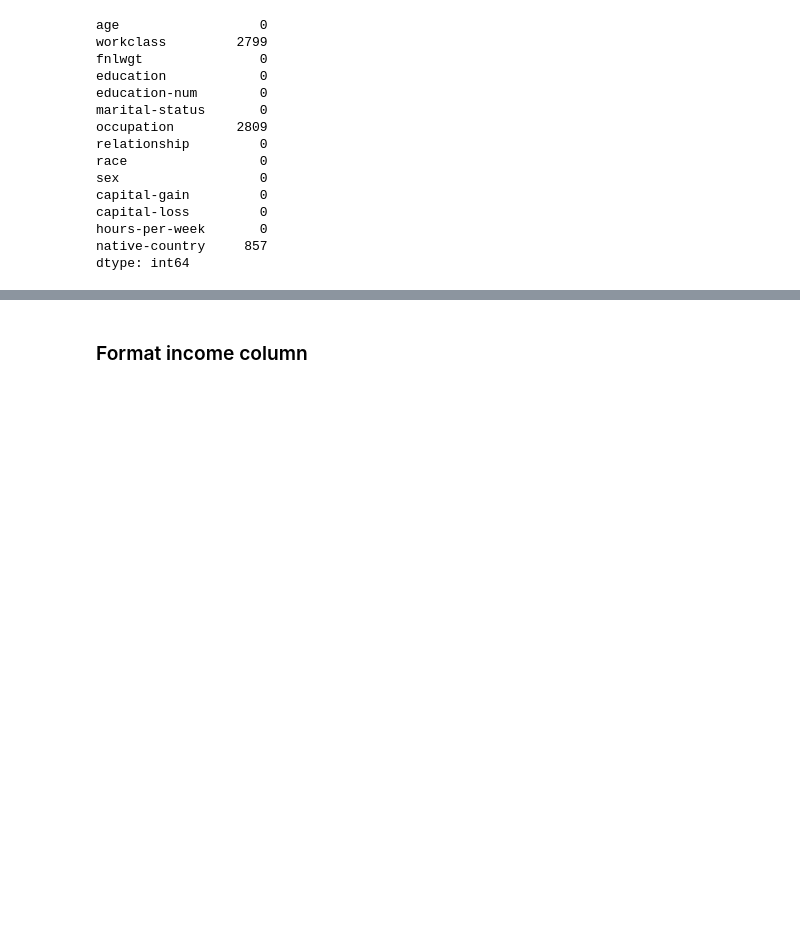
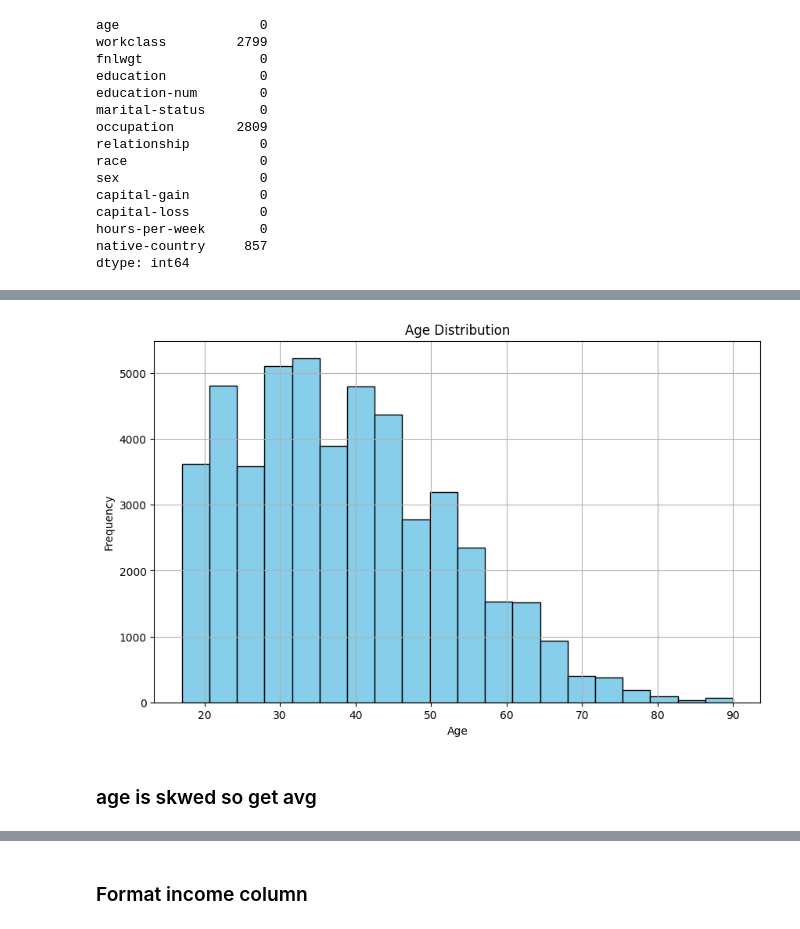
Before and after one commit to ThiseniSenethma/Prediction-of-income-per-year-based-on-Census-Data-with-Na-ve-Bayes-and-Random-Forest-Classification, a Jupyter notebook: ML_cw.ipynb, the cells around one changed output, grey strips where cells are left out. Saved outputs shown, nothing was run; the diff lists cells and outputs as text; code cells hidden in the pictures; blank space fills up the shorter version.

```diff
--- a/ML_cw.ipynb
+++ b/ML_cw.ipynb
@@ -207,9 +215,6 @@ Mode for each column:
 # %%
-# Find the mode for the 'workclass' column
-workclass_mode = X['workclass'].mode()[0]
-
-# Fill missing values in the 'workclass' column with its mode
-X['workclass'].fillna(workclass_mode, inplace=True)
+# Fill NaN values in 'workclass' column with 'unknown'
+X['workclass'].fillna('unknown', inplace=True)
 # %% [output]
 The behavior will change in pandas 3.0. This inplace method will never work because the intermediate object on which we are setting values always behaves as a copy.
 
@@ -228,9 +243,6 @@ print(X['workclass'].isnull().sum())  # Check for null values in the 'workclass'
 # %%
-# Find the mode for the 'workclass' column
-occupation_mode = X['occupation'].mode()[0]
-
-# Fill missing values in the 'workclass' column with its mode
-X['occupation'].fillna(occupation_mode, inplace=True)
+# Fill NaN values in 'occupation' column with 'unknown'
+X['occupation'].fillna('unknown', inplace=True)
 # %% [output]
 The behavior will change in pandas 3.0. This inplace method will never work because the intermediate object on which we are setting values always behaves as a copy.
 
@@ -249,9 +277,6 @@ print(X['occupation'].isnull().sum())  # Check for null values in the 'occupatio
 # %%
-# Find the mode for the 'workclass' column
-country_mode = X['native-country'].mode()[0]
-
-# Fill missing values in the 'workclass' column with its mode
-X['native-country'].fillna(country_mode, inplace=True)
+# Fill NaN values in 'native-country' column with 'unknown'
+X['native-country'].fillna('unknown', inplace=True)
 # %% [output]
 The behavior will change in pandas 3.0. This inplace method will never work because the intermediate object on which we are setting values always behaves as a copy.
 
@@ -269,0 +311,13 @@ print(X['native-country'].isnull().sum())  # Check for null values in the 'occup
+# %%
+# Plot Age histogram
+plt.figure(figsize=(10, 6))
+plt.hist(X['age'], bins=20, color='skyblue', edgecolor='black')
+plt.xlabel('Age')
+plt.ylabel('Frequency')
+plt.title('Age Distribution')
+plt.grid(True)
+plt.show()
+# %% [output]
+[figure, added]
+# %% [markdown]
+### age is skwed so get avg
```
Also changed, not shown: parts of 26 cells of this notebook.
